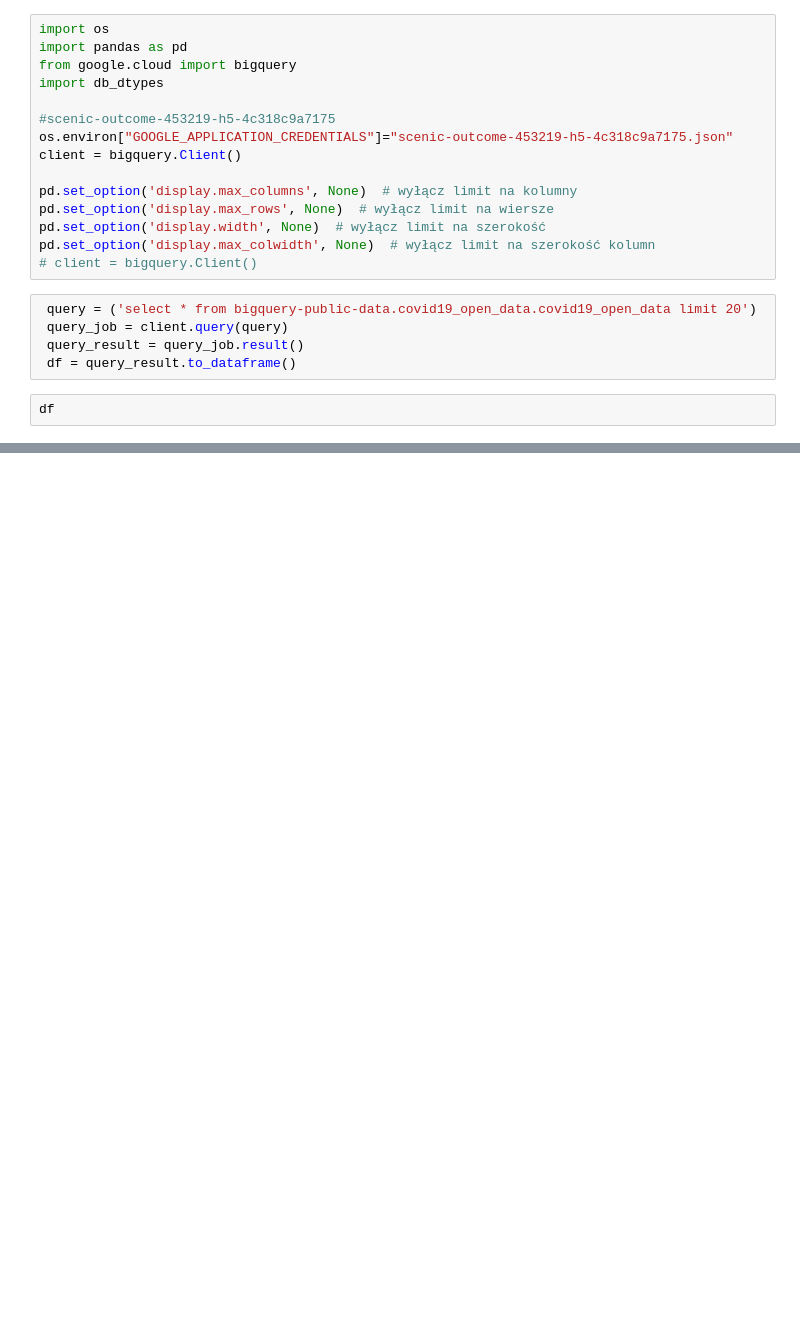
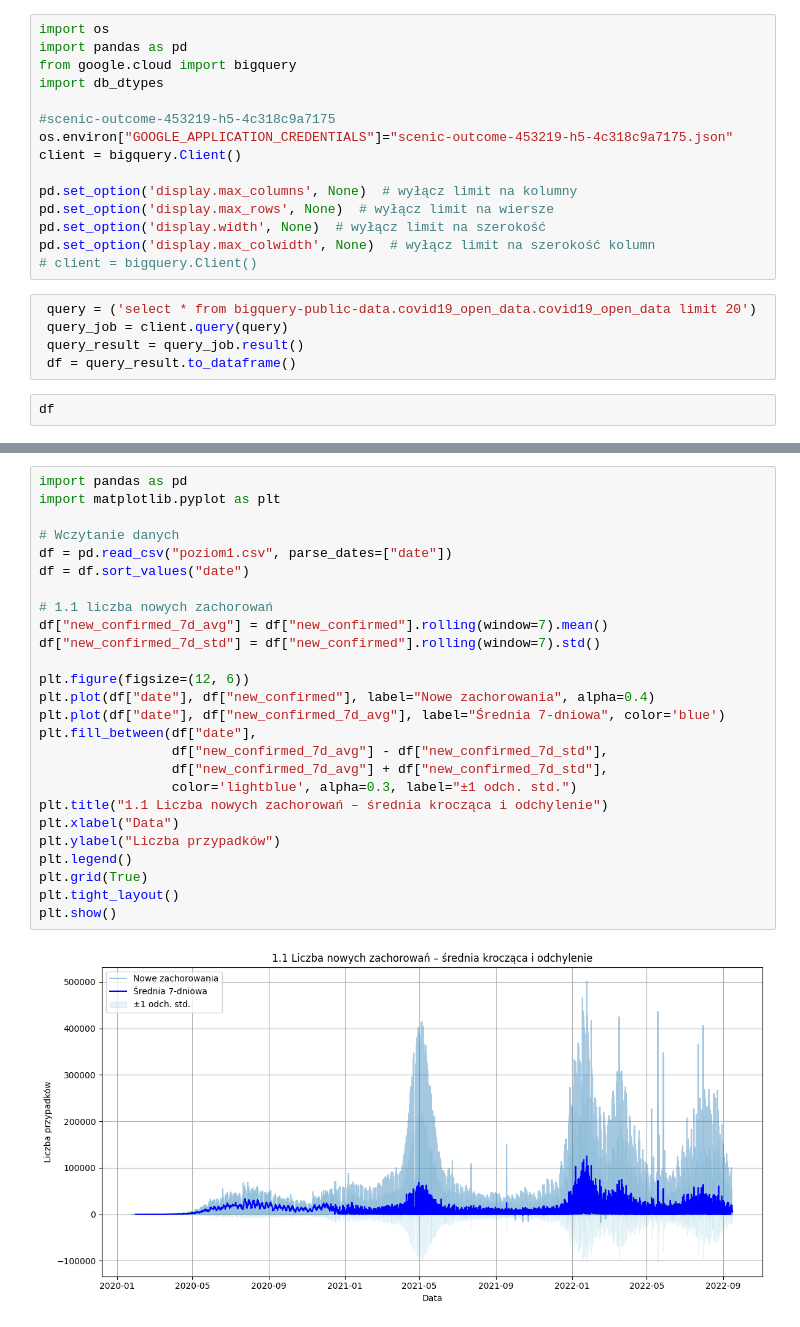
Before and after one commit to kasiap556/bigdata, a Jupyter notebook: main.ipynb, the cells around one changed output, grey strips where cells are left out. Saved outputs shown, nothing was run; the diff lists cells and outputs as text; blank space fills up the shorter version.

```diff
--- a/main.ipynb
+++ b/main.ipynb
@@ -33,0 +52,28 @@ columns_df
+# %%
+import pandas as pd
+import matplotlib.pyplot as plt
+
+# Wczytanie danych
+df = pd.read_csv("poziom1.csv", parse_dates=["date"])
+df = df.sort_values("date")
+
+# 1.1 liczba nowych zachorowań
+df["new_confirmed_7d_avg"] = df["new_confirmed"].rolling(window=7).mean()
+df["new_confirmed_7d_std"] = df["new_confirmed"].rolling(window=7).std()
+
+plt.figure(figsize=(12, 6))
+plt.plot(df["date"], df["new_confirmed"], label="Nowe zachorowania", alpha=0.4)
+plt.plot(df["date"], df["new_confirmed_7d_avg"], label="Średnia 7-dniowa", color='blue')
+plt.fill_between(df["date"],
+                 df["new_confirmed_7d_avg"] - df["new_confirmed_7d_std"],
+                 df["new_confirmed_7d_avg"] + df["new_confirmed_7d_std"],
+                 color='lightblue', alpha=0.3, label="±1 odch. std.")
+plt.title("1.1 Liczba nowych zachorowań – średnia krocząca i odchylenie")
+plt.xlabel("Data")
+plt.ylabel("Liczba przypadków")
+plt.legend()
+plt.grid(True)
+plt.tight_layout()
+plt.show()
+# %% [output]
+[figure, added]
```
Also changed, not shown: parts of 7 cells of this notebook.
